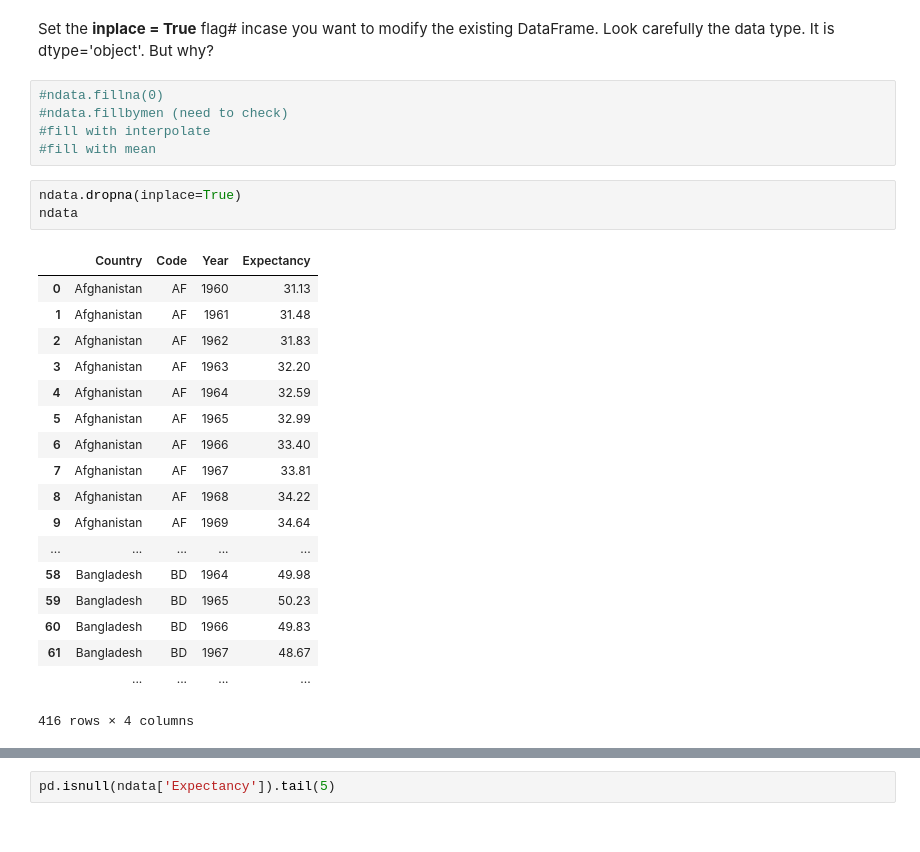
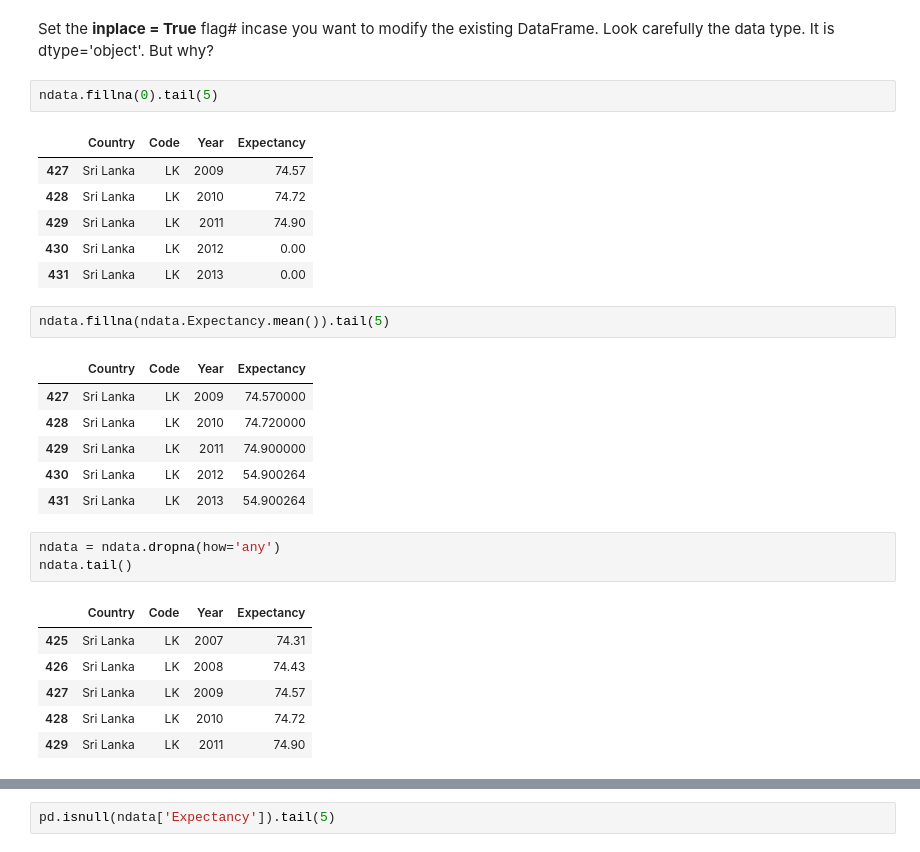
Before and after one commit to livewithpython/python-excel-tutorial, a Jupyter notebook: Python for Data Analysis.ipynb, the cells around one changed output, grey strips where cells are left out. Cells and saved outputs as stored; diff of their text form.

```diff
--- a/Python for Data Analysis.ipynb
+++ b/Python for Data Analysis.ipynb
@@ -511,29 +521,30 @@ Index([u'Country', u'Code', u'Year', u'Expectancy'], dtype='object')
 # %% [markdown]
 Set the **inplace = True** flag# incase you want to modify the existing DataFrame. Look carefully the data type. It is dtype='object'. But why?
-# %%
-#ndata.fillna(0)
-#ndata.fillbymen (need to check)
-#fill with interpolate
-#fill with mean
+# %%
+ndata.fillna(0).tail(5)
+# %% [output]
+|  | Country | Code | Year | Expectancy |
+| 427 | Sri Lanka | LK | 2009 | 74.57 |
+| 428 | Sri Lanka | LK | 2010 | 74.72 |
+| 429 | Sri Lanka | LK | 2011 | 74.90 |
+| 430 | Sri Lanka | LK | 2012 | 0.00 |
+| 431 | Sri Lanka | LK | 2013 | 0.00 |
+# %%
+ndata.fillna(ndata.Expectancy.mean()).tail(5)
+# %% [output]
+|  | Country | Code | Year | Expectancy |
+| 427 | Sri Lanka | LK | 2009 | 74.570000 |
+| 428 | Sri Lanka | LK | 2010 | 74.720000 |
+| 429 | Sri Lanka | LK | 2011 | 74.900000 |
+| 430 | Sri Lanka | LK | 2012 | 54.900264 |
+| 431 | Sri Lanka | LK | 2013 | 54.900264 |
 # %%
-ndata.dropna(inplace=True)
-ndata
+ndata = ndata.dropna(how='any')
+ndata.tail()
 # %% [output]
 |  | Country | Code | Year | Expectancy |
-| 0 | Afghanistan | AF | 1960 | 31.13 |
-| 1 | Afghanistan | AF | 1961 | 31.48 |
-| 2 | Afghanistan | AF | 1962 | 31.83 |
-| 3 | Afghanistan | AF | 1963 | 32.20 |
-| 4 | Afghanistan | AF | 1964 | 32.59 |
-| 5 | Afghanistan | AF | 1965 | 32.99 |
-| 6 | Afghanistan | AF | 1966 | 33.40 |
-| 7 | Afghanistan | AF | 1967 | 33.81 |
-| 8 | Afghanistan | AF | 1968 | 34.22 |
-| 9 | Afghanistan | AF | 1969 | 34.64 |
-| ... | ... | ... | ... | ... |
-| 58 | Bangladesh | BD | 1964 | 49.98 |
-| 59 | Bangladesh | BD | 1965 | 50.23 |
-| 60 | Bangladesh | BD | 1966 | 49.83 |
-| 61 | Bangladesh | BD | 1967 | 48.67 |
-|  | ... | ... | ... | ... |
+| 425 | Sri Lanka | LK | 2007 | 74.31 |
+| 426 | Sri Lanka | LK | 2008 | 74.43 |
+| 427 | Sri Lanka | LK | 2009 | 74.57 |
+| 428 | Sri Lanka | LK | 2010 | 74.72 |
+| 429 | Sri Lanka | LK | 2011 | 74.90 |
-416 rows × 4 columns
```
Also changed, not shown: parts of 31 cells of this notebook, 3 other files.
